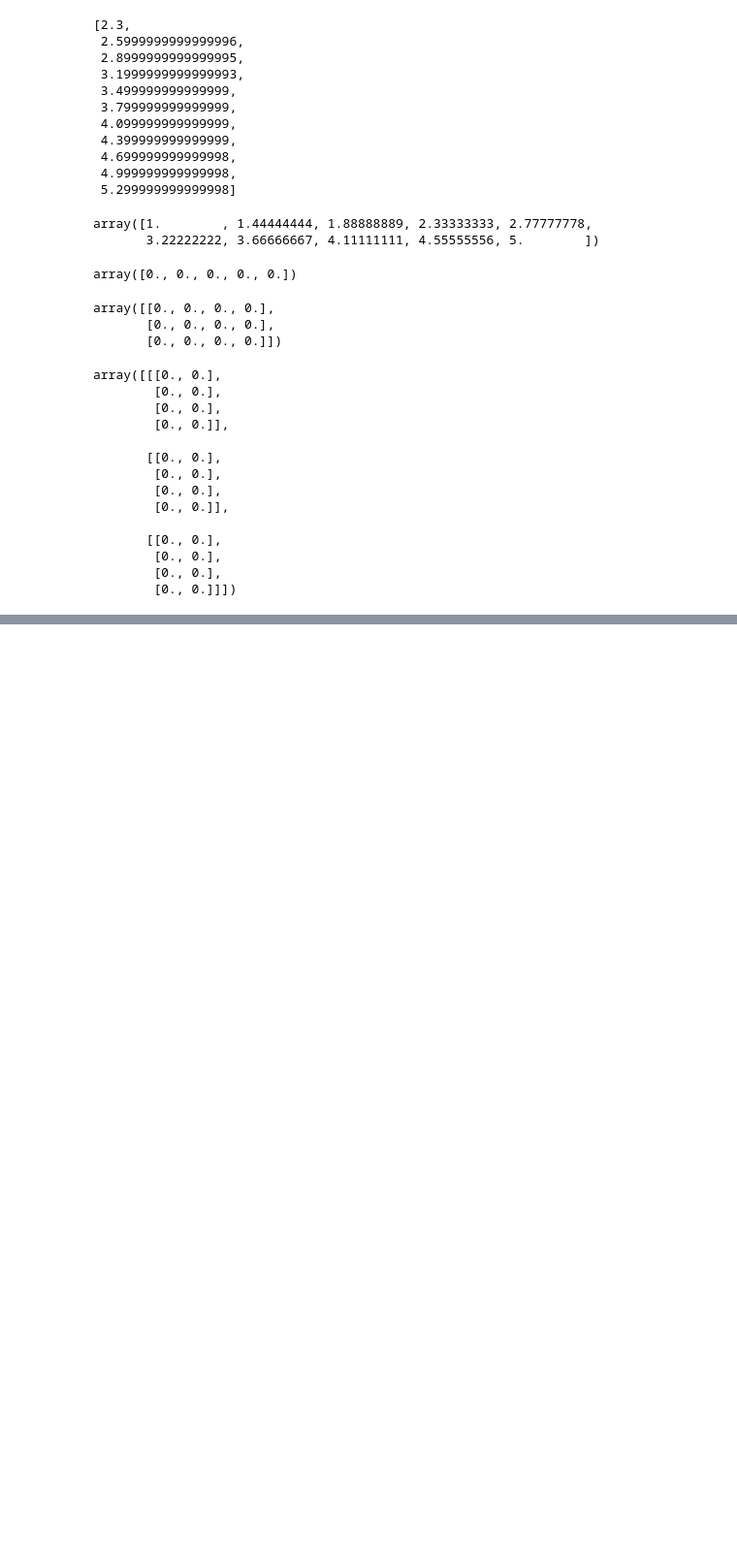
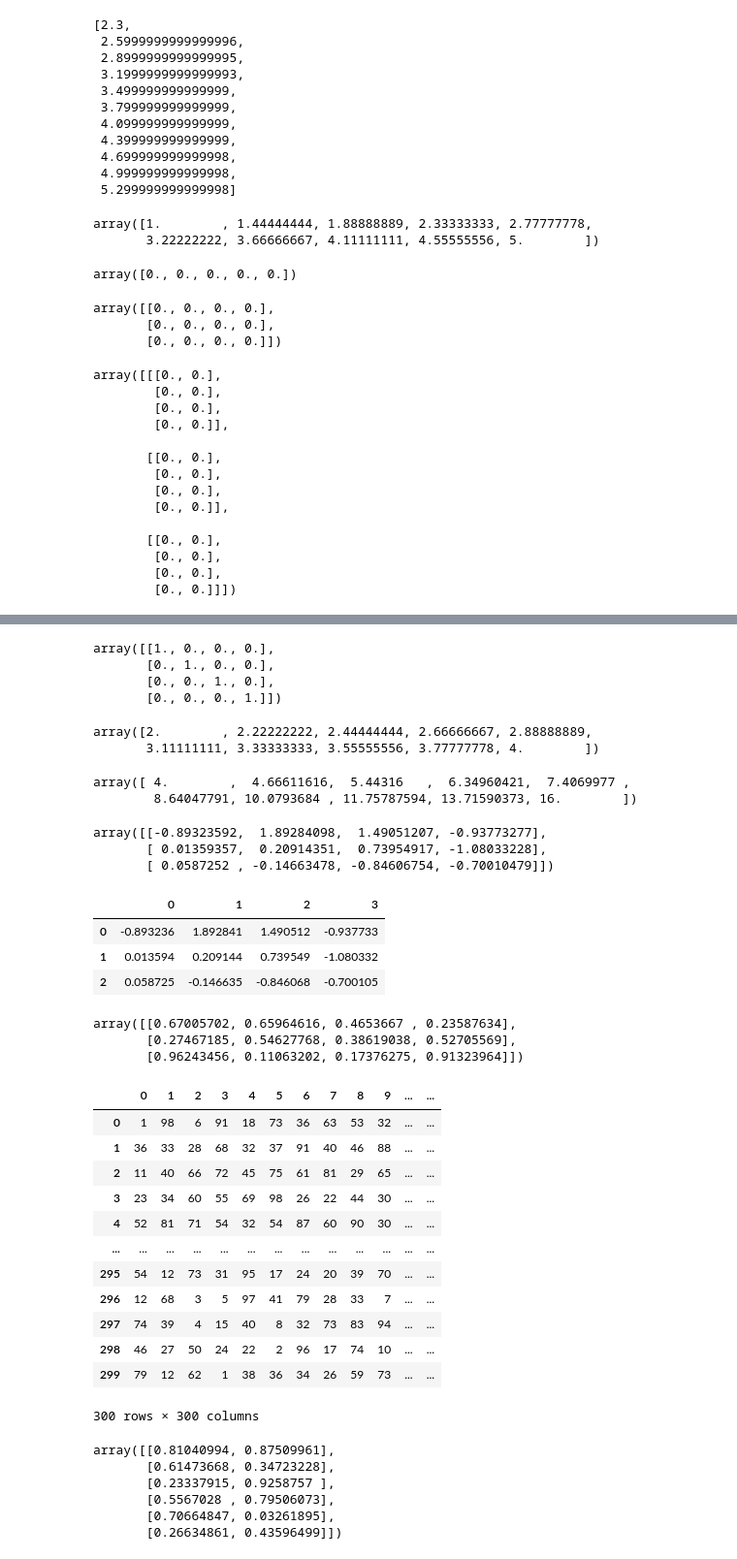
Before and after one commit to ShreyashSingh1/Python-DSM, a Jupyter notebook: Week9/Numpy 1.ipynb, the cells around one changed output, grey strips where cells are left out. Shown: that part at 97% size. Drawn from its saved outputs; the diff is of its cells as text; code cells hidden in the pictures; blank space fills up the shorter version.

```diff
--- a/Week9/Numpy 1.ipynb
+++ b/Week9/Numpy 1.ipynb
@@ -216,0 +292,26 @@ array([[[0., 0.],
+# %%
+# Identity matrix
+np.eye((4))
+# %% [output]
+array([[1., 0., 0., 0.],
+       [0., 1., 0., 0.],
+       [0., 0., 1., 0.],
+       [0., 0., 0., 1.]])
+# %%
+np.linspace(2, 4, 10)
+# %% [output]
+array([2.        , 2.22222222, 2.44444444, 2.66666667, 2.88888889,
+       3.11111111, 3.33333333, 3.55555556, 3.77777778, 4.        ])
+# %%
+np.logspace(2, 4, 10, base=2)
+# %% [output]
+array([ 4.        ,  4.66611616,  5.44316   ,  6.34960421,  7.4069977 ,
+        8.64047791, 10.0793684 , 11.75787594, 13.71590373, 16.        ])
+# %%
+# Based on standard normal distribution data produce karta hai
+arr = np.random.randn(3, 4)
+arr
+# %% [output]
+array([[-0.89323592,  1.89284098,  1.49051207, -0.93773277],
+       [ 0.01359357,  0.20914351,  0.73954917, -1.08033228],
+       [ 0.0587252 , -0.14663478, -0.84606754, -0.70010479]])
@@ -216,0 +320,29 @@ array([[[0., 0.],
+# %%
+pd.DataFrame(arr)
+# %% [output]
+|  | 0 | 1 | 2 | 3 |
+| 0 | -0.893236 | 1.892841 | 1.490512 | -0.937733 |
+| 1 | 0.013594 | 0.209144 | 0.739549 | -1.080332 |
+| 2 | 0.058725 | -0.146635 | -0.846068 | -0.700105 |
+# %%
+np.random.rand(3, 4)
+# %% [output]
+array([[0.67005702, 0.65964616, 0.4653667 , 0.23587634],
+       [0.27467185, 0.54627768, 0.38619038, 0.52705569],
+       [0.96243456, 0.11063202, 0.17376275, 0.91323964]])
+# %%
+pd.DataFrame(np.random.randint(1, 100, (300,300)))
+# %% [output]
+|  | 0 | 1 | 2 | 3 | 4 | 5 | 6 | 7 | 8 | 9 | ... | ... |
+| 0 | 1 | 98 | 6 | 91 | 18 | 73 | 36 | 63 | 53 | 32 | ... | ... |
+| 1 | 36 | 33 | 28 | 68 | 32 | 37 | 91 | 40 | 46 | 88 | ... | ... |
+| 2 | 11 | 40 | 66 | 72 | 45 | 75 | 61 | 81 | 29 | 65 | ... | ... |
+| 3 | 23 | 34 | 60 | 55 | 69 | 98 | 26 | 22 | 44 | 30 | ... | ... |
+| 4 | 52 | 81 | 71 | 54 | 32 | 54 | 87 | 60 | 90 | 30 | ... | ... |
+| ... | ... | ... | ... | ... | ... | ... | ... | ... | ... | ... | ... | ... |
+| 295 | 54 | 12 | 73 | 31 | 95 | 17 | 24 | 20 | 39 | 70 | ... | ... |
+| 296 | 12 | 68 | 3 | 5 | 97 | 41 | 79 | 28 | 33 | 7 | ... | ... |
+| 297 | 74 | 39 | 4 | 15 | 40 | 8 | 32 | 73 | 83 | 94 | ... | ... |
+| 298 | 46 | 27 | 50 | 24 | 22 | 2 | 96 | 17 | 74 | 10 | ... | ... |
+| 299 | 79 | 12 | 62 | 1 | 38 | 36 | 34 | 26 | 59 | 73 | ... | ... |
+300 rows × 300 columns
@@ -216,0 +351,10 @@ array([[[0., 0.],
+# %%
+arr = np.random.rand(3, 4)
+arr.reshape(6, 2)
+# %% [output]
+array([[0.81040994, 0.87509961],
+       [0.61473668, 0.34723228],
+       [0.23337915, 0.9258757 ],
+       [0.5567028 , 0.79506073],
+       [0.70664847, 0.03261895],
+       [0.26634861, 0.43596499]])
```
Also changed, not shown: parts of 45 cells of this notebook, 1 other file.
